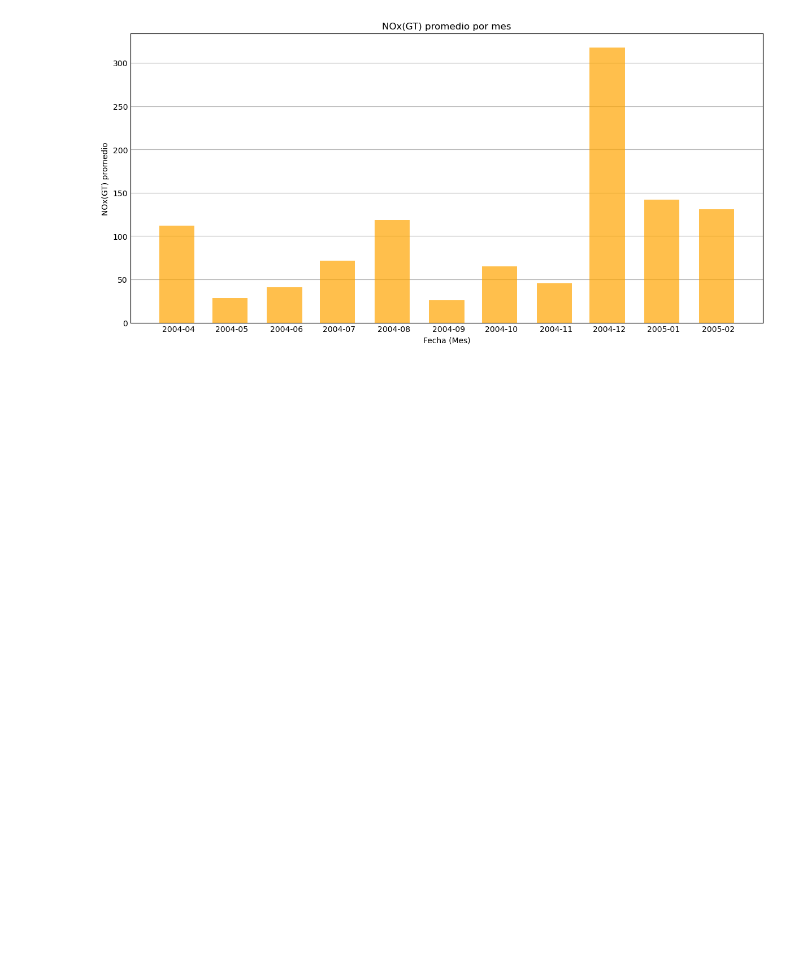
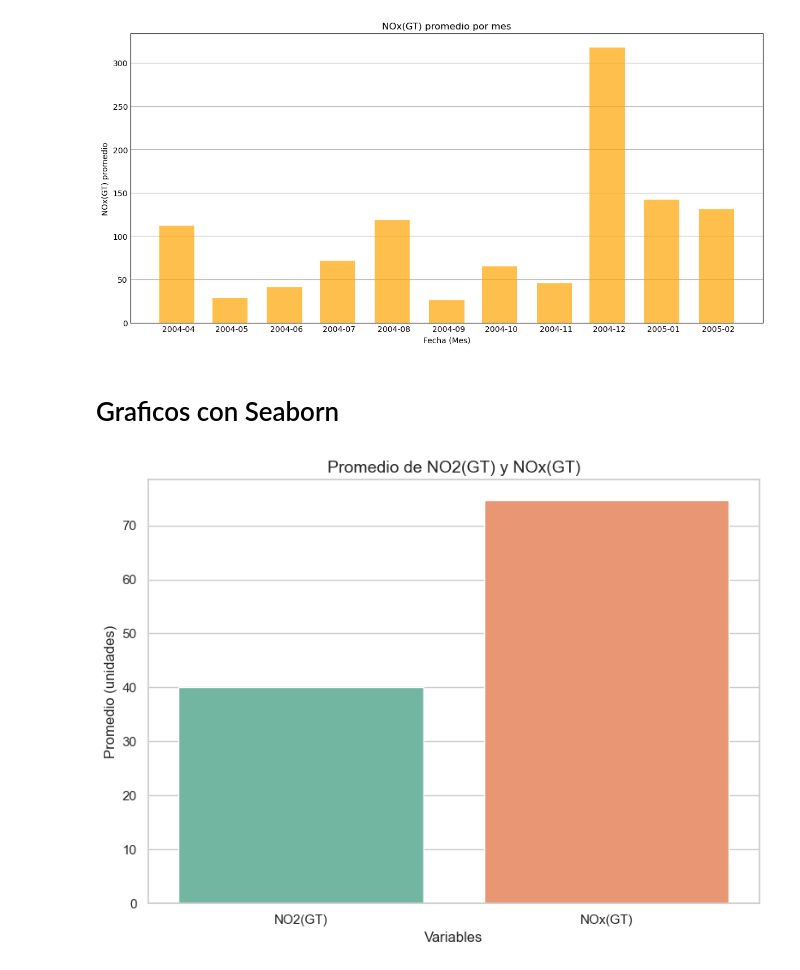
Before and after one commit to geko96/DataScience, a Jupyter notebook: Segunda Entrega.ipynb, the cells around one changed output. Saved outputs shown, nothing was run; the diff lists cells and outputs as text; code cells hidden in the pictures; blank space fills up the shorter version.

```diff
--- a/Segunda Entrega.ipynb
+++ b/Segunda Entrega.ipynb
@@ -183,3 +183,29 @@ plt.tight_layout()
 plt.show()
 # %% [output]
 [figure]
+# %% [markdown]
+# Graficos con Seaborn
+# %%
+import seaborn as sns
+import matplotlib.pyplot as plt
+
+# Seleccionar las columnas de interés
+relevant_columns = dfAir_filtered[['NO2(GT)', 'NOx(GT)']]
+
+# Calcular el promedio de cada columna
+average_values = relevant_columns.mean()
+
+# Crear un gráfico de barras para los promedios
+plt.figure(figsize=(8, 6))
+sns.barplot(x=average_values.index, y=average_values.values, palette="Set2")
+
+# Configurar etiquetas y título
+plt.xlabel('Variables', fontsize=12)
+plt.ylabel('Promedio (unidades)', fontsize=12)  # Cambia 'unidades' por la unidad real
+plt.title('Promedio de NO2(GT) y NOx(GT)', fontsize=14)
+
+# Mostrar el gráfico
+plt.tight_layout()
+plt.show()
+# %% [output]
+[figure, added]
```
Also changed, not shown: parts of 3 cells of this notebook.
